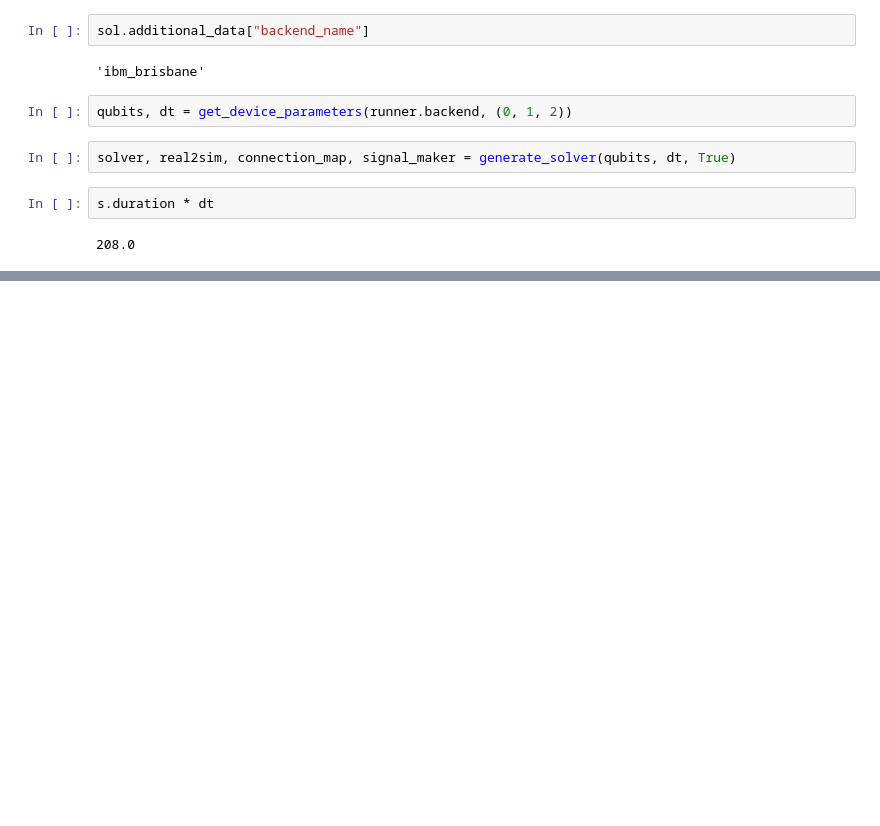
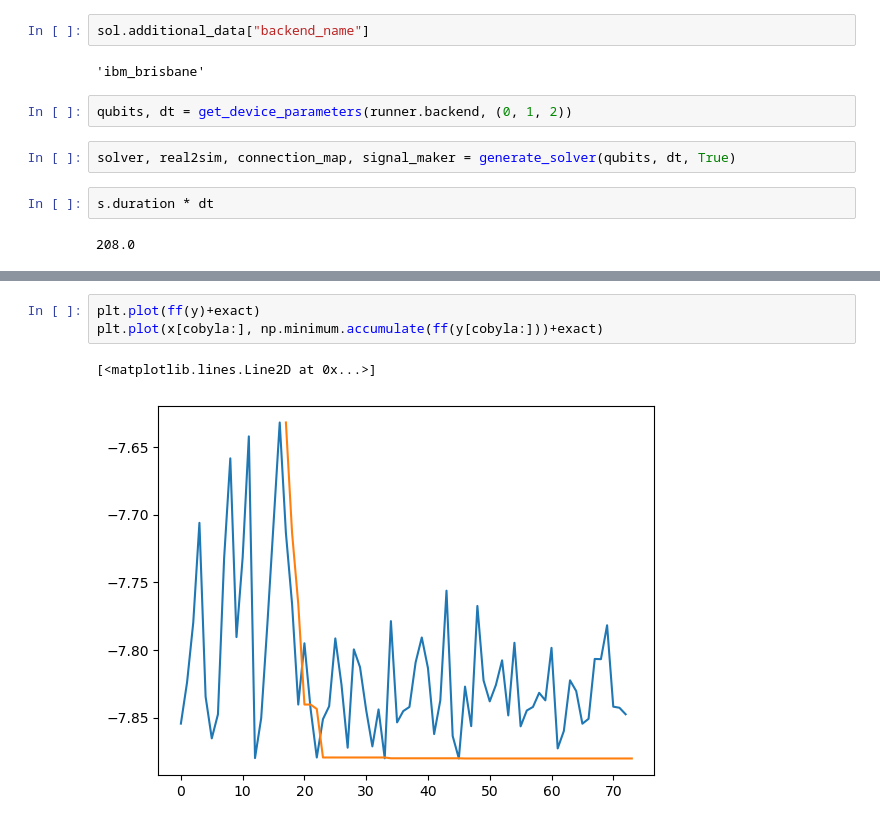
Before and after one commit to moroses/FreestylePulseOptimization, a Jupyter notebook: example/pilot.ipynb, the cells around one changed output, grey strips where cells are left out. Cells and saved outputs as stored; diff of their text form; blank space fills up the shorter version.

```diff
--- a/example/pilot.ipynb
+++ b/example/pilot.ipynb
@@ -330,3 +362,9 @@ s.duration * dt
+# %%
+plt.plot(ff(y)+exact)
+plt.plot(x[cobyla:], np.minimum.accumulate(ff(y[cobyla:]))+exact)
+# %% [output]
+[<matplotlib.lines.Line2D at 0x...>]
+[figure, added]
 # %%
 fig_data = {
     "x": np.arange(len(y)),
```
Also changed, not shown: parts of 51 cells of this notebook, 4 other files.
